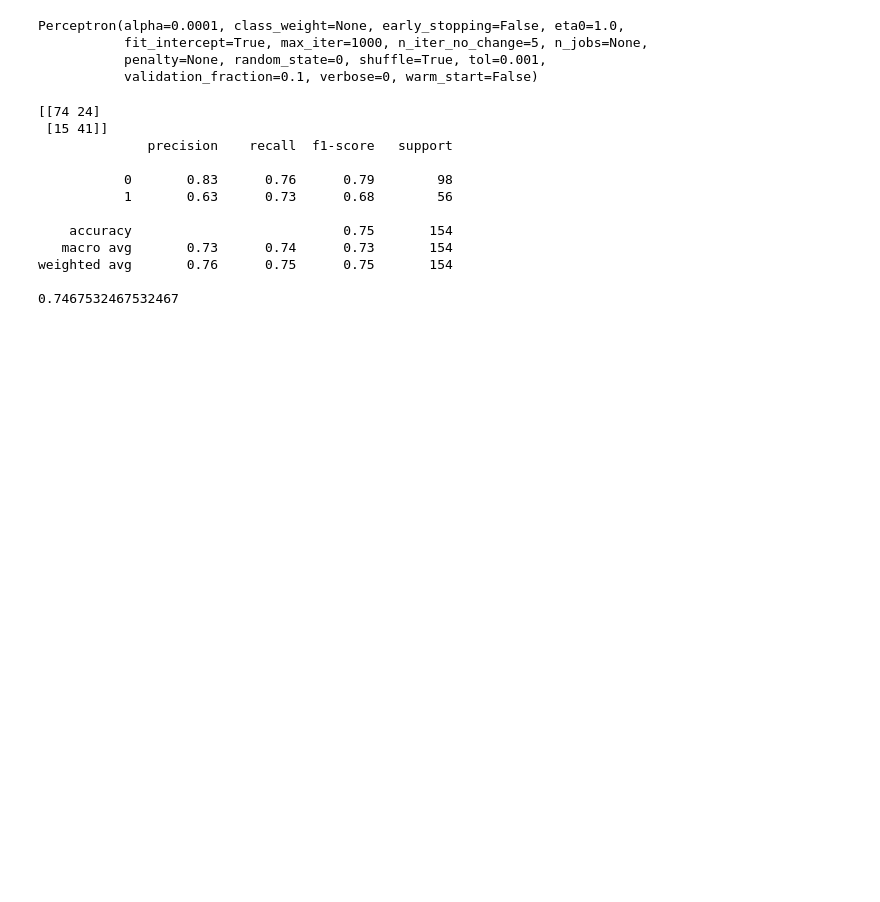
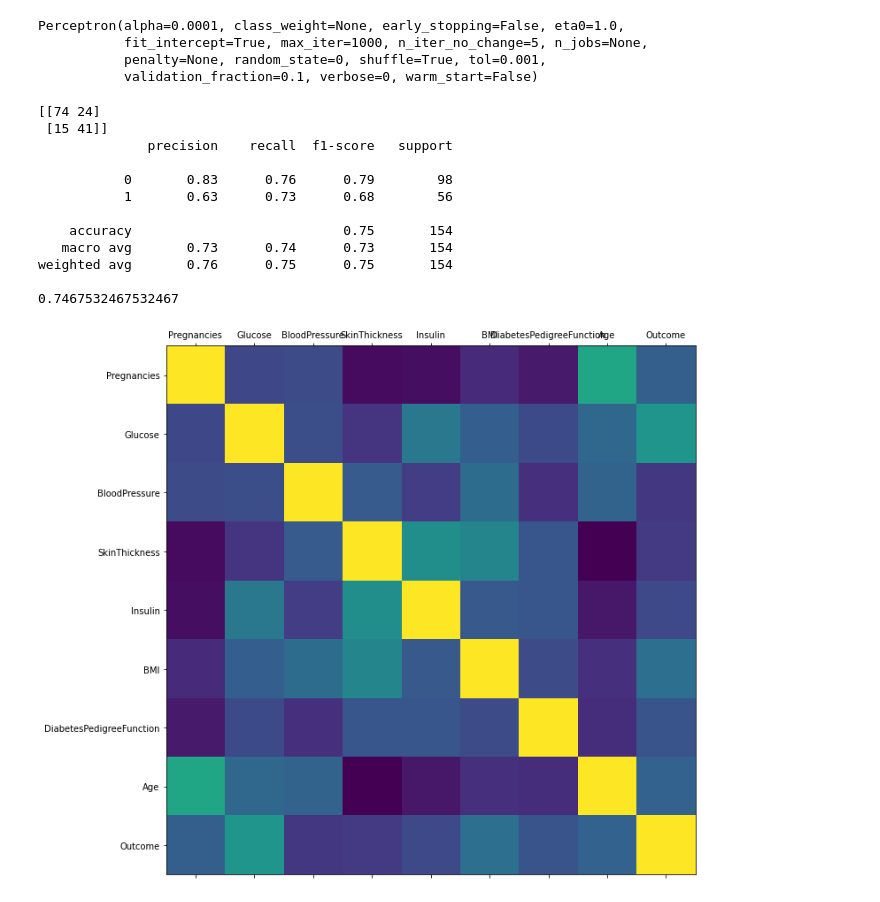
Before and after one commit to mefy-Aruna/Diabetes, a Jupyter notebook: PIMA_DATASET.ipynb, the cells around one changed output. Cells and saved outputs as stored; diff of their text form; code cells hidden in the pictures; blank space fills up the shorter version.

```diff
--- a/PIMA_DATASET.ipynb
+++ b/PIMA_DATASET.ipynb
@@ -381,3 +381,21 @@ print(accuracy_score(y_test, y_pred))
 weighted avg       0.76      0.75      0.75       154
 
 0.7467532467532467
+# %%
+def plot_correlated(df, size=11):
+    """
+    Function to show plot of correlation between the data columns
+    data : the data from pandas Dataframe
+    size : the horizontal and vertical size of the plot
+
+    Result : blue - cyan - yellow - red -darkred = less to more correlated columns = 0 ---- 1
+    """
+    corr = df.corr()
+    fig, ax = plt.subplots(figsize=(size, size))
+    ax.matshow(corr)
+    plt.xticks(range(len(corr.columns)), corr.columns)
+    plt.yticks(range(len(corr.columns)), corr.columns)
+# %%
+plot_correlated(df)
+# %% [output]
+[figure, added]
```
Also changed, not shown: parts of 37 cells of this notebook.
